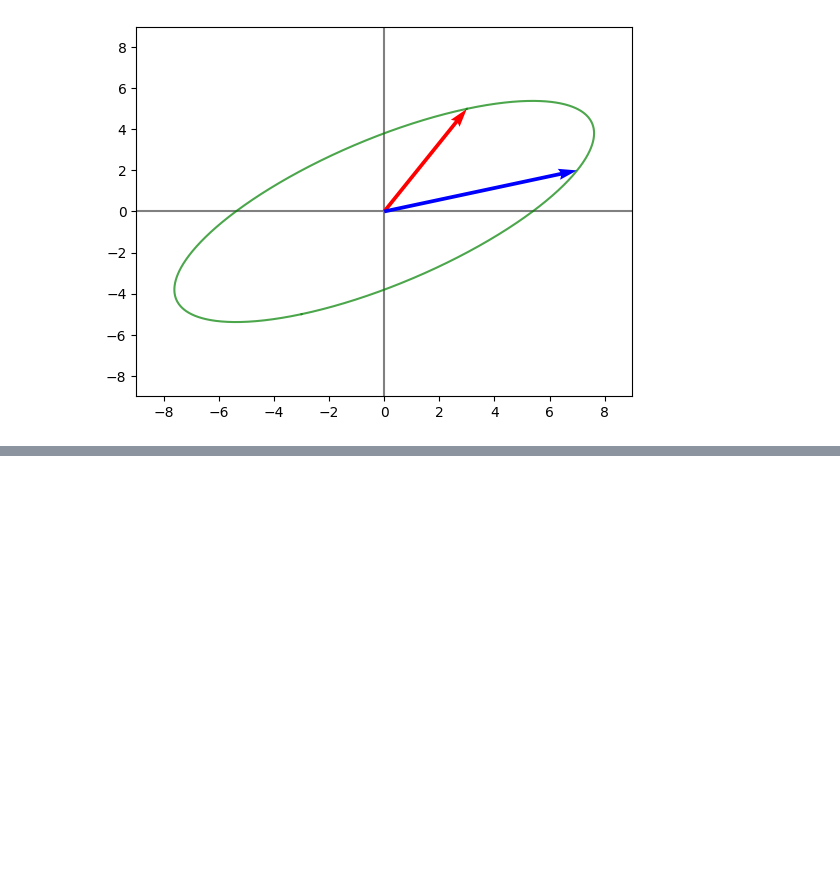
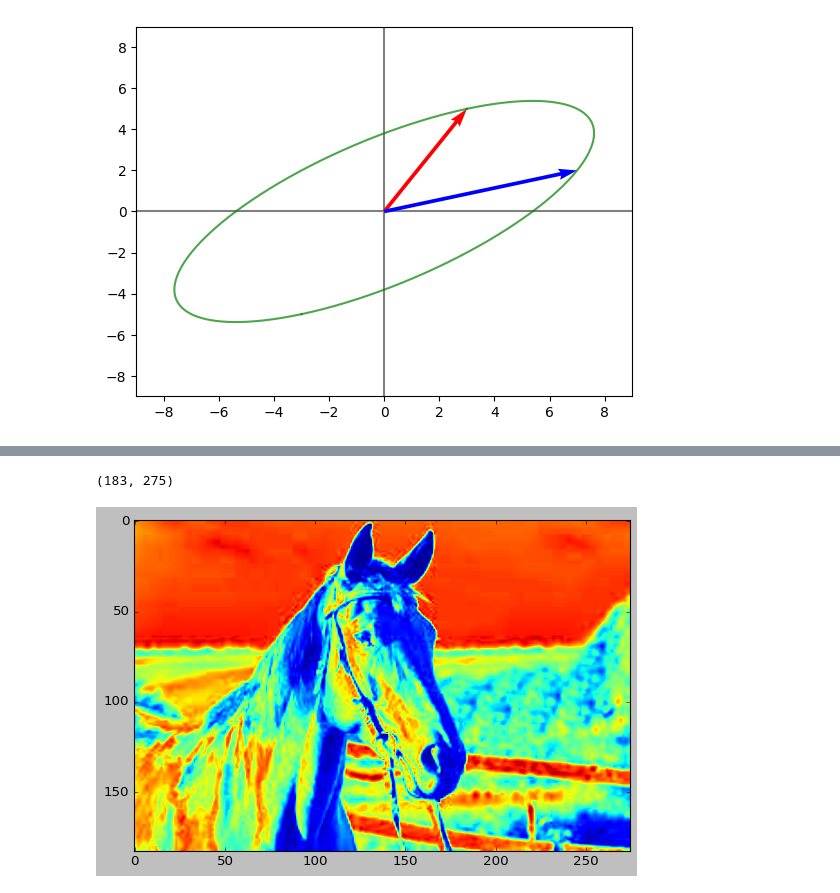
Before and after one commit to rodrigo2000m/apuntes_ML_python, a Jupyter notebook: algebra_lineal_en_ML.ipynb, the cells around one changed output, grey strips where cells are left out. Saved outputs shown, nothing was run; the diff lists cells and outputs as text; code cells hidden in the pictures; blank space fills up the shorter version.

```diff
--- a/algebra_lineal_en_ML.ipynb
+++ b/algebra_lineal_en_ML.ipynb
@@ -249,0 +275,3 @@ plt.show()
+# %%
+imagen_mat.shape = (imagen_gr.size[1], imagen_gr.size[0])
+imagen_mat
@@ -249,0 +286,9 @@ plt.show()
+# %%
+imagen_mat.shape
+# %% [output]
+(183, 275)
+# %%
+plt.imshow(imagen_mat)
+plt.show()
+# %% [output]
+[figure, added]
```
Also changed, not shown: parts of 29 cells of this notebook, 1 other file.
